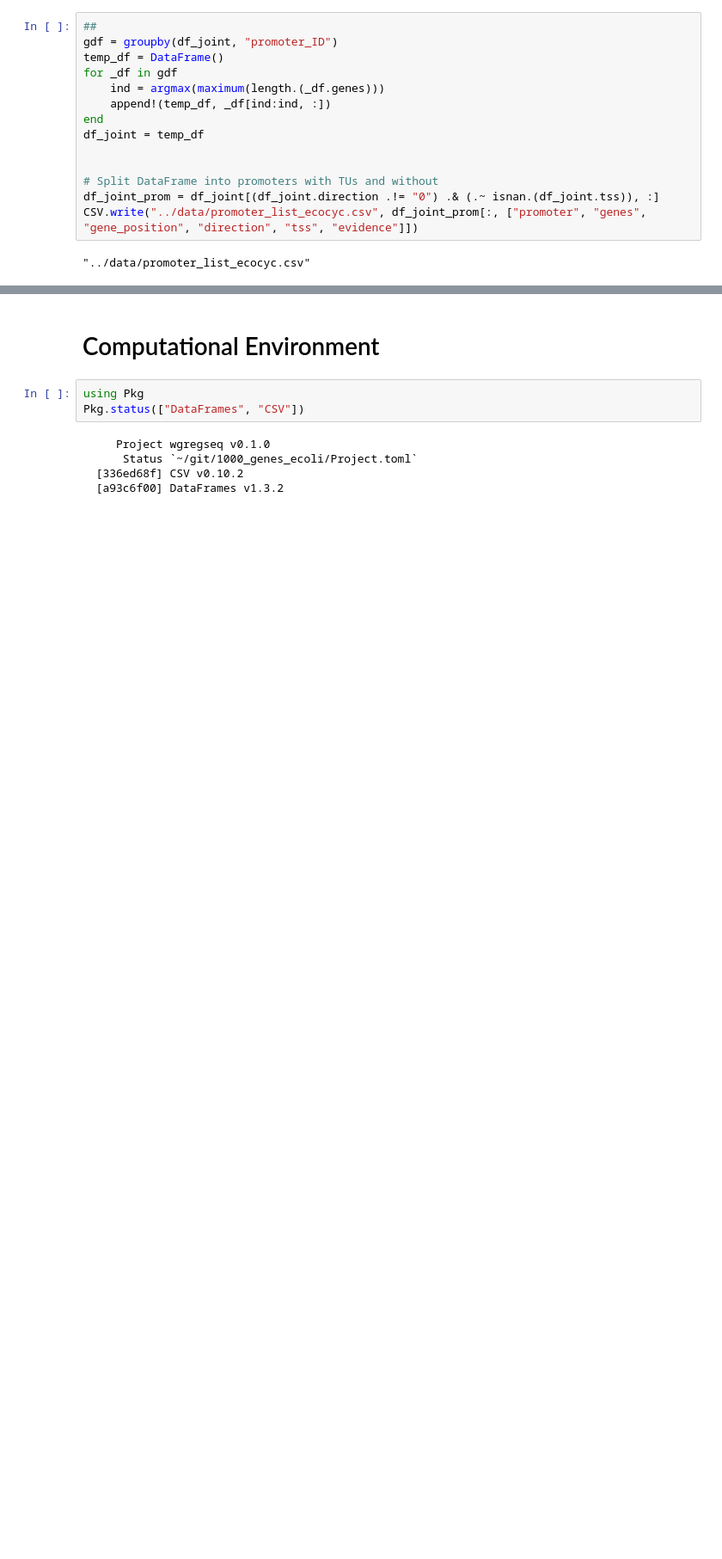
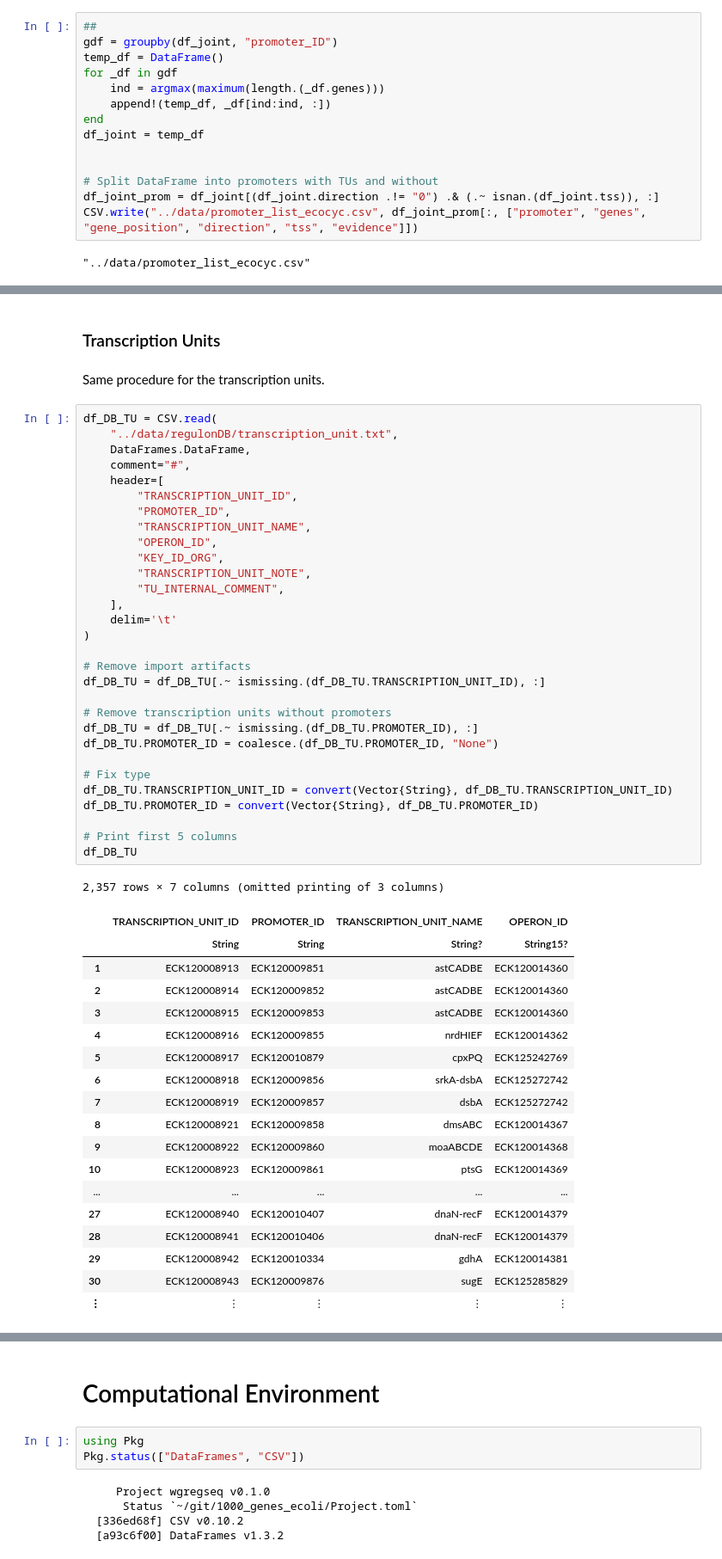
Before and after one commit to RPGroup-PBoC/Reg-Seq-2, a Jupyter notebook: notebooks/01_database_queury.ipynb, the cells around one changed output, grey strips where cells are left out. Shown: that part at 86% size. Saved outputs shown, nothing was run; the diff lists cells and outputs as text; blank space fills up the shorter version.

Commit message:
database queury missing RegulonDB

```diff
--- a/notebooks/01_database_queury.ipynb
+++ b/notebooks/01_database_queury.ipynb
@@ -404,0 +473,54 @@ CSV.write("../data/promoter_list_ecocyc.csv", df_joint_prom[:, ["promoter", "gen
+# %% [markdown]
+### Transcription Units
+# %% [markdown]
+Same procedure for the transcription units.
+# %%
+df_DB_TU = CSV.read(
+    "../data/regulonDB/transcription_unit.txt",
+    DataFrames.DataFrame,
+    comment="#",
+    header=[
+        "TRANSCRIPTION_UNIT_ID",
+        "PROMOTER_ID",
+        "TRANSCRIPTION_UNIT_NAME",
+        "OPERON_ID",
+        "KEY_ID_ORG",
+        "TRANSCRIPTION_UNIT_NOTE",
+        "TU_INTERNAL_COMMENT",
+    ],
+    delim='\t'
+)
+
+# Remove import artifacts
+df_DB_TU = df_DB_TU[.~ ismissing.(df_DB_TU.TRANSCRIPTION_UNIT_ID), :]
+
+# Remove transcription units without promoters
+df_DB_TU = df_DB_TU[.~ ismissing.(df_DB_TU.PROMOTER_ID), :]
+df_DB_TU.PROMOTER_ID = coalesce.(df_DB_TU.PROMOTER_ID, "None")
+
+# Fix type
+df_DB_TU.TRANSCRIPTION_UNIT_ID = convert(Vector{String}, df_DB_TU.TRANSCRIPTION_UNIT_ID)
+df_DB_TU.PROMOTER_ID = convert(Vector{String}, df_DB_TU.PROMOTER_ID)
+
+# Print first 5 columns
+df_DB_TU
+# %% [output]
+2,357 rows × 7 columns (omitted printing of 3 columns)
+|  | TRANSCRIPTION_UNIT_ID | PROMOTER_ID | TRANSCRIPTION_UNIT_NAME | OPERON_ID |
+|  | String | String | String? | String15? |
+| 1 | ECK120008913 | ECK120009851 | astCADBE | ECK120014360 |
+| 2 | ECK120008914 | ECK120009852 | astCADBE | ECK120014360 |
+| 3 | ECK120008915 | ECK120009853 | astCADBE | ECK120014360 |
+| 4 | ECK120008916 | ECK120009855 | nrdHIEF | ECK120014362 |
+| 5 | ECK120008917 | ECK120010879 | cpxPQ | ECK125242769 |
+| 6 | ECK120008918 | ECK120009856 | srkA-dsbA | ECK125272742 |
+| 7 | ECK120008919 | ECK120009857 | dsbA | ECK125272742 |
+| 8 | ECK120008921 | ECK120009858 | dmsABC | ECK120014367 |
+| 9 | ECK120008922 | ECK120009860 | moaABCDE | ECK120014368 |
+| 10 | ECK120008923 | ECK120009861 | ptsG | ECK120014369 |
+| ... | ... | ... | ... | ... |
+| 27 | ECK120008940 | ECK120010407 | dnaN-recF | ECK120014379 |
+| 28 | ECK120008941 | ECK120010406 | dnaN-recF | ECK120014379 |
+| 29 | ECK120008942 | ECK120010334 | gdhA | ECK120014381 |
+| 30 | ECK120008943 | ECK120009876 | sugE | ECK125285829 |
+| ⋮ | ⋮ | ⋮ | ⋮ | ⋮ |
```
Also changed, not shown: parts of 26 cells of this notebook.
